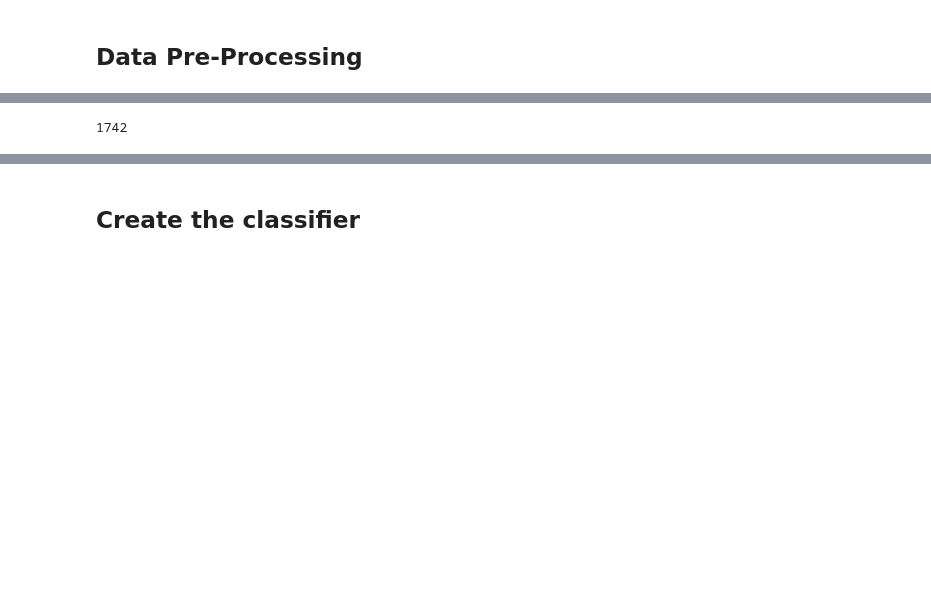
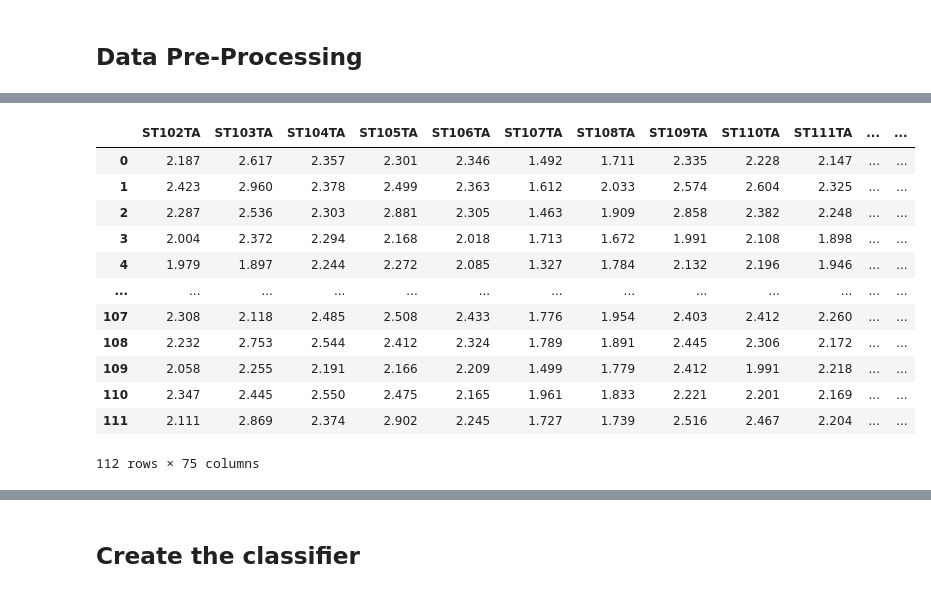
Before and after one commit to V1ncenttt/FYP-Alzheimer-Harmonisation, a Jupyter notebook: src/new_classifiers.ipynb, the cells around one changed output, grey strips where cells are left out. Drawn from its saved outputs; the diff is of its cells as text; code cells hidden in the pictures; blank space fills up the shorter version.

```diff
--- a/src/new_classifiers.ipynb
+++ b/src/new_classifiers.ipynb
@@ -84 +35,41 @@ img_dx3 = pd.merge(img_adni3, dx3[["VISCODE2", "RID", "DIAGNOSIS", "PTID"]], lef
+# %%
+img_adni2.replace("scmri", "sc", inplace=True)
+dx = pd.read_csv("../data/DXSUM_PDXCONV_ADNIALL.csv", low_memory=False)
+adni2 = img_adni2.loc[img_adni2['VISCODE2'] == "sc"]
+adni3 = img_adni3.loc[img_adni3['VISCODE2'] == "sc"]
+adni1 = img_adni1.loc[img_adni1['VISCODE'] == 'bl']
+# %%
+#CVs = []
+SVs = []
+#SAs = []
+#TSs = []
+TAs = []
+#HSs = []
+
+for col in imgdx2.columns:
+
+    #if col.endswith('CV'):
+        #CVs.append(col)
+    if col.endswith('SV'):
+        SVs.append(col)
+    """
+    if col.endswith('SA'):
+        SAs.append(col)
+    if col.endswith('TS'):
+        TSs.append(col)
+    if col.endswith('HS'):
+        HSs.append(col)
+    """
+    if col.endswith('TA'):
+        TAs.append(col)
+
+TAs.append("RID")
+TAs2 = TAs.copy()
+TAs2.append("VISCODE")
+TAs.append("VISCODE2")
+# %%
+dxbl_subset = dx.loc[:,["VISCODE", "VISCODE2", "RID", "DXCHANGE","DXCURREN","DIAGNOSIS", "PTID"]].copy()
+imgdx2 = pd.merge(adni2.loc[:,TAs].copy(), dxbl_subset, on=["RID", "VISCODE2"])
+imgdx3 = pd.merge(adni3.loc[:,TAs].copy(), dxbl_subset, on=["RID", "VISCODE2"])
+imgdx1 = pd.merge(adni1.loc[:,TAs2].copy(), dxbl_subset, on=["RID", "VISCODE"])
 # %%
@@ -103,4 +78,0 @@ img = img.drop_duplicates(['PTID'])
-# %%
-len(img)
-# %% [output]
-1742
@@ -110,0 +84,16 @@ img[(img["DXCHANGE"] == 3) | (img["DXCHANGE"] == 5) |(img["DXCHANGE"] == 6)] = 3
+# %%
+imgdx1
+# %% [output]
+|  | ST102TA | ST103TA | ST104TA | ST105TA | ST106TA | ST107TA | ST108TA | ST109TA | ST110TA | ST111TA | ... | ... |
+| 0 | 2.187 | 2.617 | 2.357 | 2.301 | 2.346 | 1.492 | 1.711 | 2.335 | 2.228 | 2.147 | ... | ... |
+| 1 | 2.423 | 2.960 | 2.378 | 2.499 | 2.363 | 1.612 | 2.033 | 2.574 | 2.604 | 2.325 | ... | ... |
+| 2 | 2.287 | 2.536 | 2.303 | 2.881 | 2.305 | 1.463 | 1.909 | 2.858 | 2.382 | 2.248 | ... | ... |
+| 3 | 2.004 | 2.372 | 2.294 | 2.168 | 2.018 | 1.713 | 1.672 | 1.991 | 2.108 | 1.898 | ... | ... |
+| 4 | 1.979 | 1.897 | 2.244 | 2.272 | 2.085 | 1.327 | 1.784 | 2.132 | 2.196 | 1.946 | ... | ... |
+| ... | ... | ... | ... | ... | ... | ... | ... | ... | ... | ... | ... | ... |
+| 107 | 2.308 | 2.118 | 2.485 | 2.508 | 2.433 | 1.776 | 1.954 | 2.403 | 2.412 | 2.260 | ... | ... |
+| 108 | 2.232 | 2.753 | 2.544 | 2.412 | 2.324 | 1.789 | 1.891 | 2.445 | 2.306 | 2.172 | ... | ... |
+| 109 | 2.058 | 2.255 | 2.191 | 2.166 | 2.209 | 1.499 | 1.779 | 2.412 | 1.991 | 2.218 | ... | ... |
+| 110 | 2.347 | 2.445 | 2.550 | 2.475 | 2.165 | 1.961 | 1.833 | 2.221 | 2.201 | 2.169 | ... | ... |
+| 111 | 2.111 | 2.869 | 2.374 | 2.902 | 2.245 | 1.727 | 1.739 | 2.516 | 2.467 | 2.204 | ... | ... |
+112 rows × 75 columns
```
Also changed, not shown: parts of 29 cells of this notebook, 1 other file.
